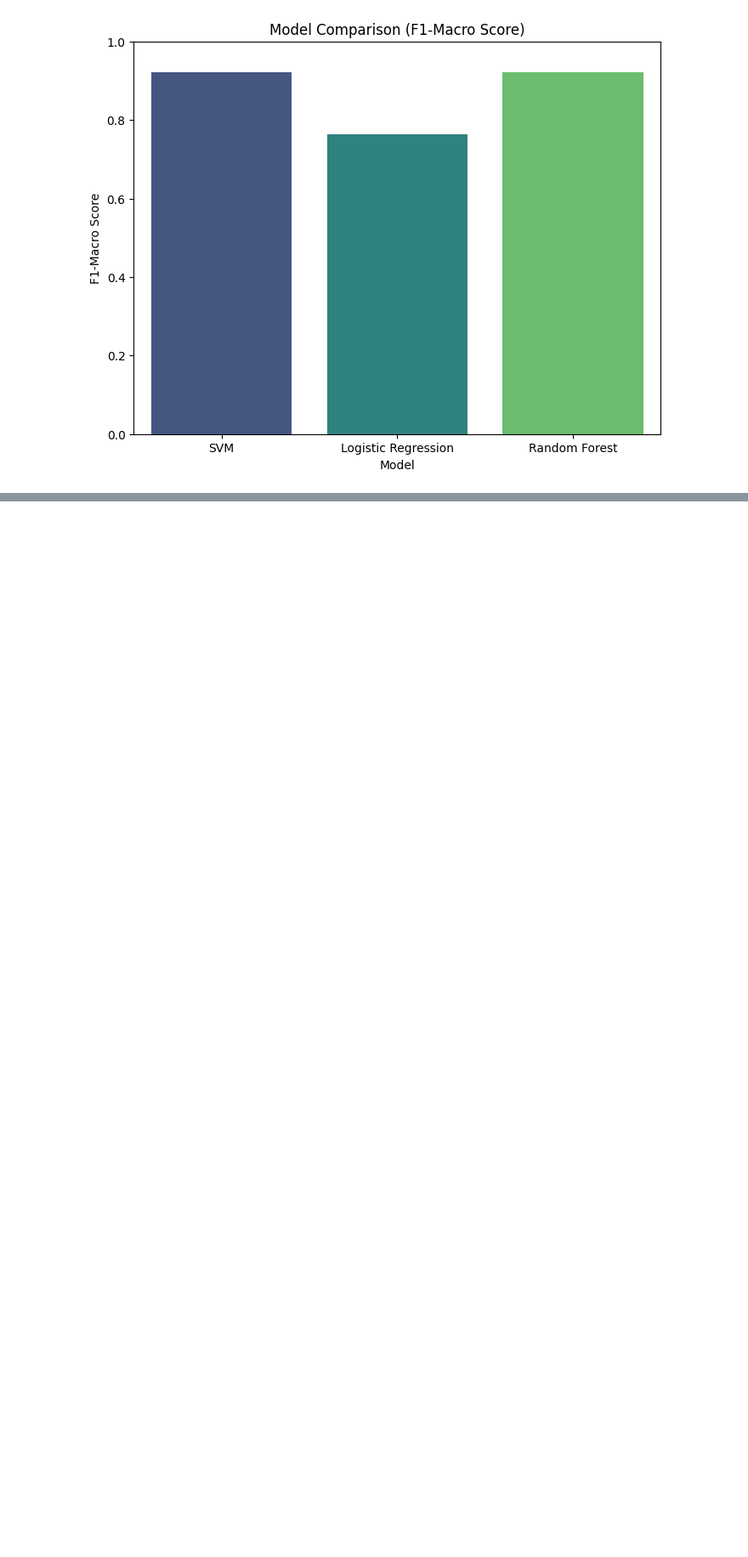
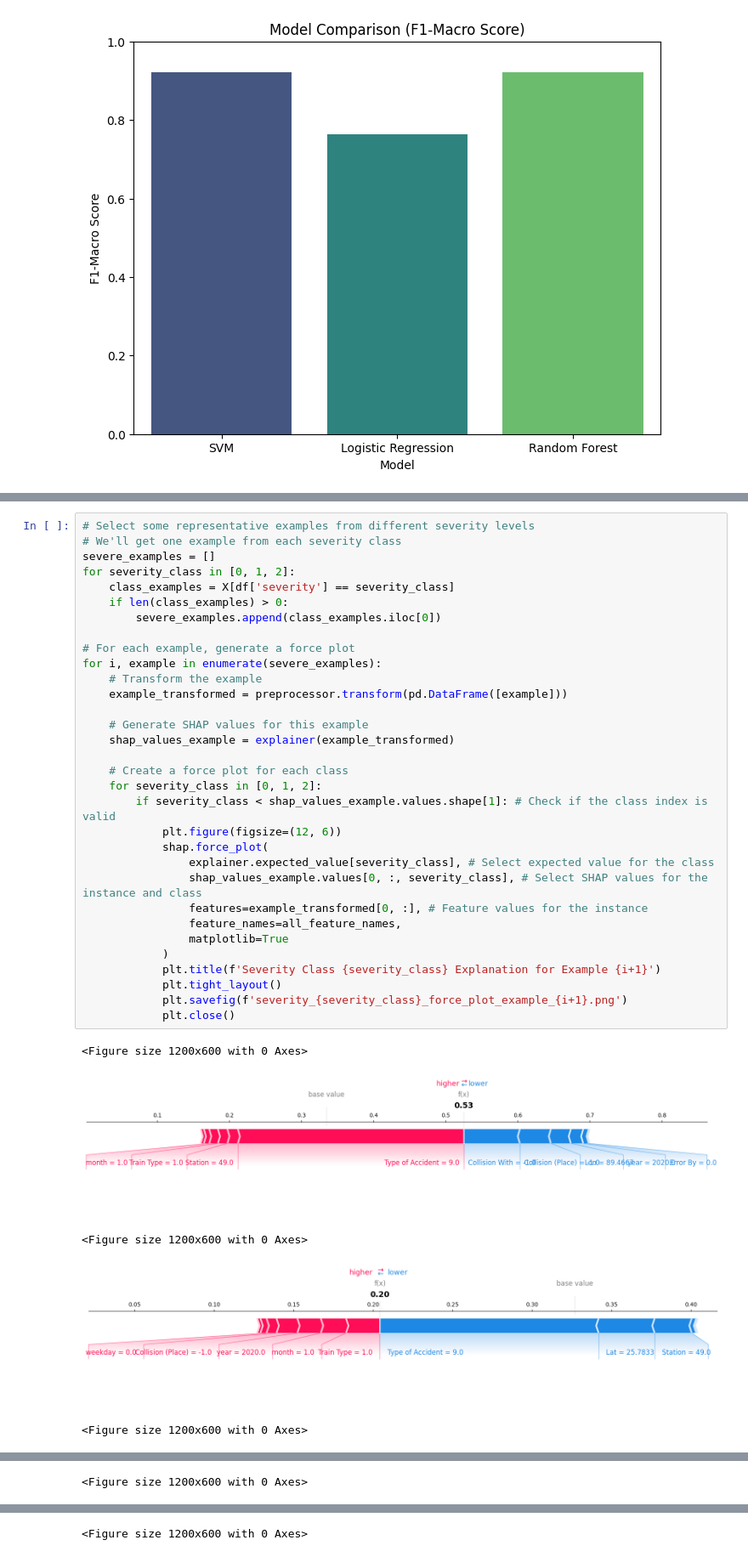
Before and after one commit to HBSAIKAT/Railway-Accident-Severity-Prediction, a Jupyter notebook: acdt.ipynb, the cells around one changed output, grey strips where cells are left out. Shown at 85% size. Cells and saved outputs as stored; diff of their text form; blank space fills up the shorter version.

```diff
--- a/acdt.ipynb
+++ b/acdt.ipynb
@@ -1371,0 +1428,38 @@ Please enter the details for the accident:
+# %%
+# Select some representative examples from different severity levels
+# We'll get one example from each severity class
+severe_examples = []
+for severity_class in [0, 1, 2]:
+    class_examples = X[df['severity'] == severity_class]
+    if len(class_examples) > 0:
+        severe_examples.append(class_examples.iloc[0])
+
+# For each example, generate a force plot
+for i, example in enumerate(severe_examples):
+    # Transform the example
+    example_transformed = preprocessor.transform(pd.DataFrame([example]))
+
+    # Generate SHAP values for this example
+    shap_values_example = explainer(example_transformed)
+
+    # Create a force plot for each class
+    for severity_class in [0, 1, 2]:
+        if severity_class < shap_values_example.values.shape[1]: # Check if the class index is valid
+            plt.figure(figsize=(12, 6))
+            shap.force_plot(
+                explainer.expected_value[severity_class], # Select expected value for the class
+                shap_values_example.values[0, :, severity_class], # Select SHAP values for the instance and class
+                features=example_transformed[0, :], # Feature values for the instance
+                feature_names=all_feature_names,
+                matplotlib=True
+            )
+            plt.title(f'Severity Class {severity_class} Explanation for Example {i+1}')
+            plt.tight_layout()
+            plt.savefig(f'severity_{severity_class}_force_plot_example_{i+1}.png')
+            plt.close()
+# %% [output]
+<Figure size 1200x600 with 0 Axes>
+[figure, added]
+<Figure size 1200x600 with 0 Axes>
+[figure, added]
+<Figure size 1200x600 with 0 Axes>
@@ -1371,0 +1467 @@ Please enter the details for the accident:
+<Figure size 1200x600 with 0 Axes>
@@ -1371,0 +1469 @@ Please enter the details for the accident:
+<Figure size 1200x600 with 0 Axes>
```
Also changed, not shown: parts of 8 cells of this notebook.
